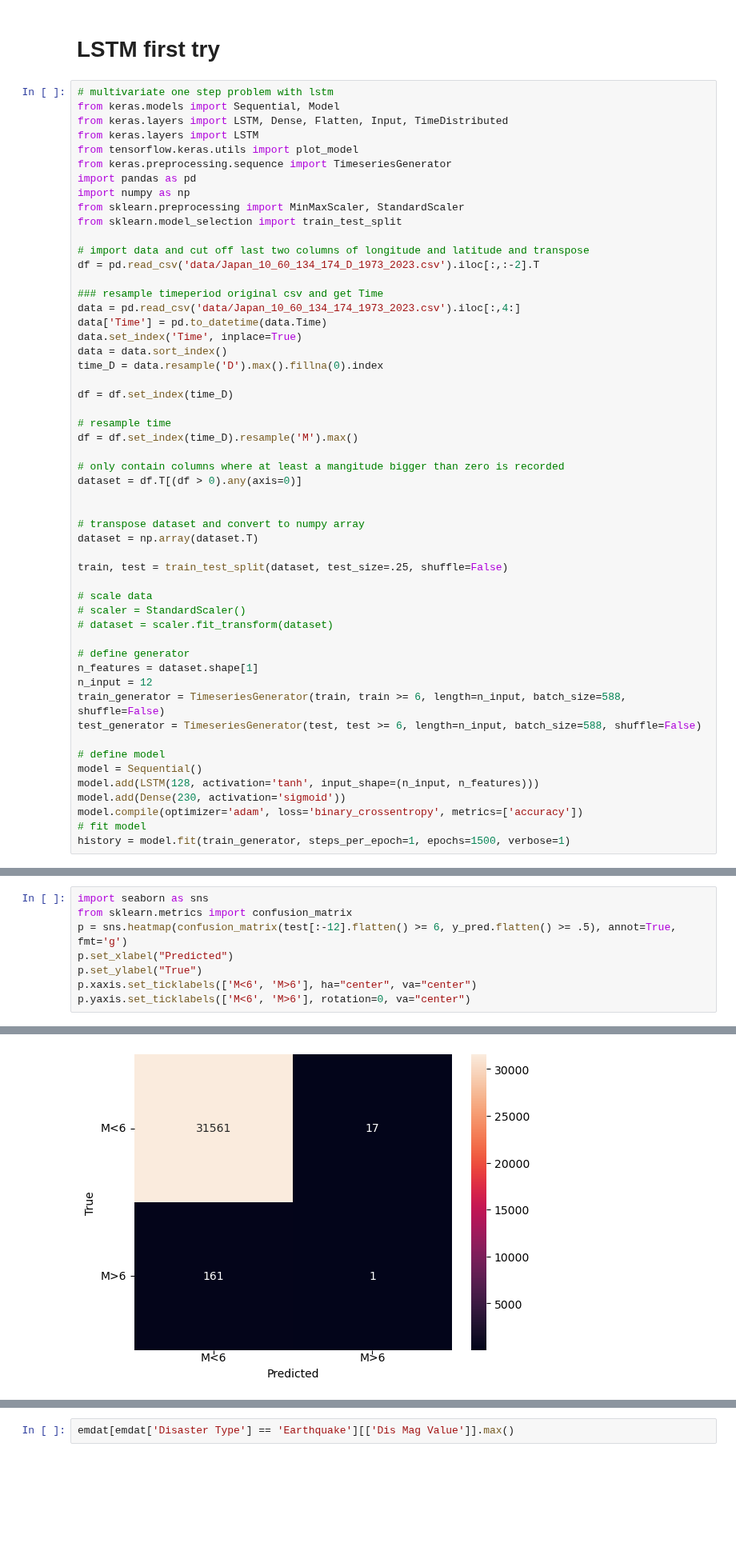
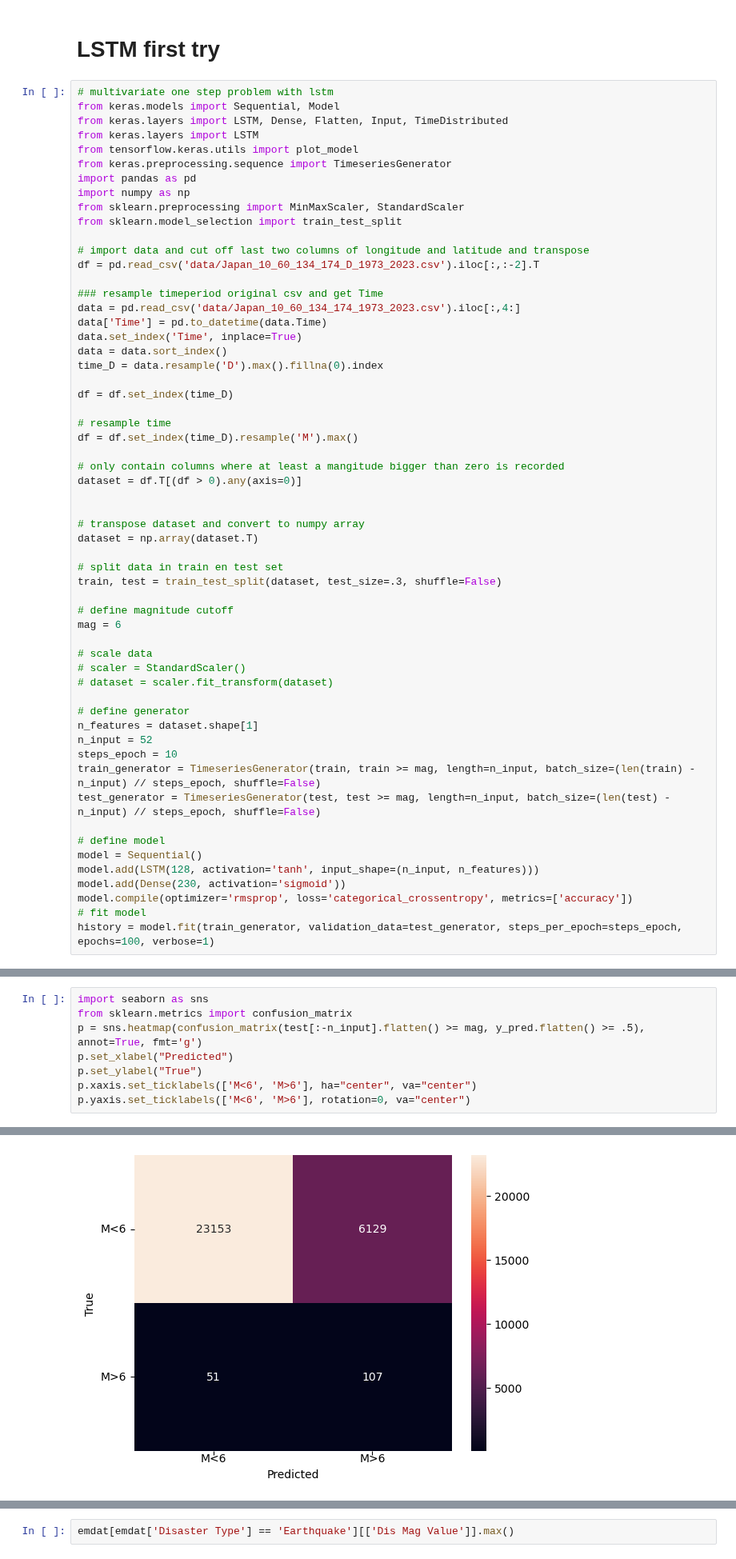
Before and after one commit to TheTrueSquirrel/thesis_spring_2023, a Jupyter notebook: sketch3.ipynb, the cells around one changed output, grey strips where cells are left out. Shown at 80% size. Saved outputs shown, nothing was run; the diff lists cells and outputs as text; blank space fills up the shorter version.

```diff
--- a/sketch3.ipynb
+++ b/sketch3.ipynb
@@ -546,7 +546,11 @@ dataset = df.T[(df > 0).any(axis=0)]
 # transpose dataset and convert to numpy array
 dataset = np.array(dataset.T)
 
-train, test = train_test_split(dataset, test_size=.25, shuffle=False)
+# split data in train en test set
+train, test = train_test_split(dataset, test_size=.3, shuffle=False)
+
+# define magnitude cutoff
+mag = 6
 
 # scale data
 # scaler = StandardScaler()
@@ -554,14 +558,15 @@ train, test = train_test_split(dataset, test_size=.25, shuffle=False)
 
 # define generator
 n_features = dataset.shape[1]
-n_input = 12
-train_generator = TimeseriesGenerator(train, train >= 6, length=n_input, batch_size=588, shuffle=False)
-test_generator = TimeseriesGenerator(test, test >= 6, length=n_input, batch_size=588, shuffle=False)
+n_input = 52
+steps_epoch = 10
+train_generator = TimeseriesGenerator(train, train >= mag, length=n_input, batch_size=(len(train) - n_input) // steps_epoch, shuffle=False)
+test_generator = TimeseriesGenerator(test, test >= mag, length=n_input, batch_size=(len(test) - n_input) // steps_epoch, shuffle=False)
 
 # define model
 model = Sequential()
 model.add(LSTM(128, activation='tanh', input_shape=(n_input, n_features)))
 model.add(Dense(230, activation='sigmoid'))
-model.compile(optimizer='adam', loss='binary_crossentropy', metrics=['accuracy'])
+model.compile(optimizer='rmsprop', loss='categorical_crossentropy', metrics=['accuracy'])
 # fit model
-history = model.fit(train_generator, steps_per_epoch=1, epochs=1500, verbose=1)
+history = model.fit(train_generator, validation_data=test_generator, steps_per_epoch=steps_epoch, epochs=100, verbose=1)
@@ -579,11 +604,11 @@ y_pred = model.predict(test_generator)
 # %%
 import seaborn as sns
 from sklearn.metrics import confusion_matrix
-p = sns.heatmap(confusion_matrix(test[:-12].flatten() >= 6, y_pred.flatten() >= .5), annot=True, fmt='g')
+p = sns.heatmap(confusion_matrix(test[:-n_input].flatten() >= mag, y_pred.flatten() >= .5), annot=True, fmt='g')
 p.set_xlabel("Predicted")
 p.set_ylabel("True")
 p.xaxis.set_ticklabels(['M<6', 'M>6'], ha="center", va="center")
 p.yaxis.set_ticklabels(['M<6', 'M>6'], rotation=0, va="center")
 # %% [output]
 [Text(0, 0.5, 'M<6'), Text(0, 1.5, 'M>6')]
-[figure, old version]
+[figure, new version]
```
Also changed, not shown: parts of 7 cells of this notebook.
